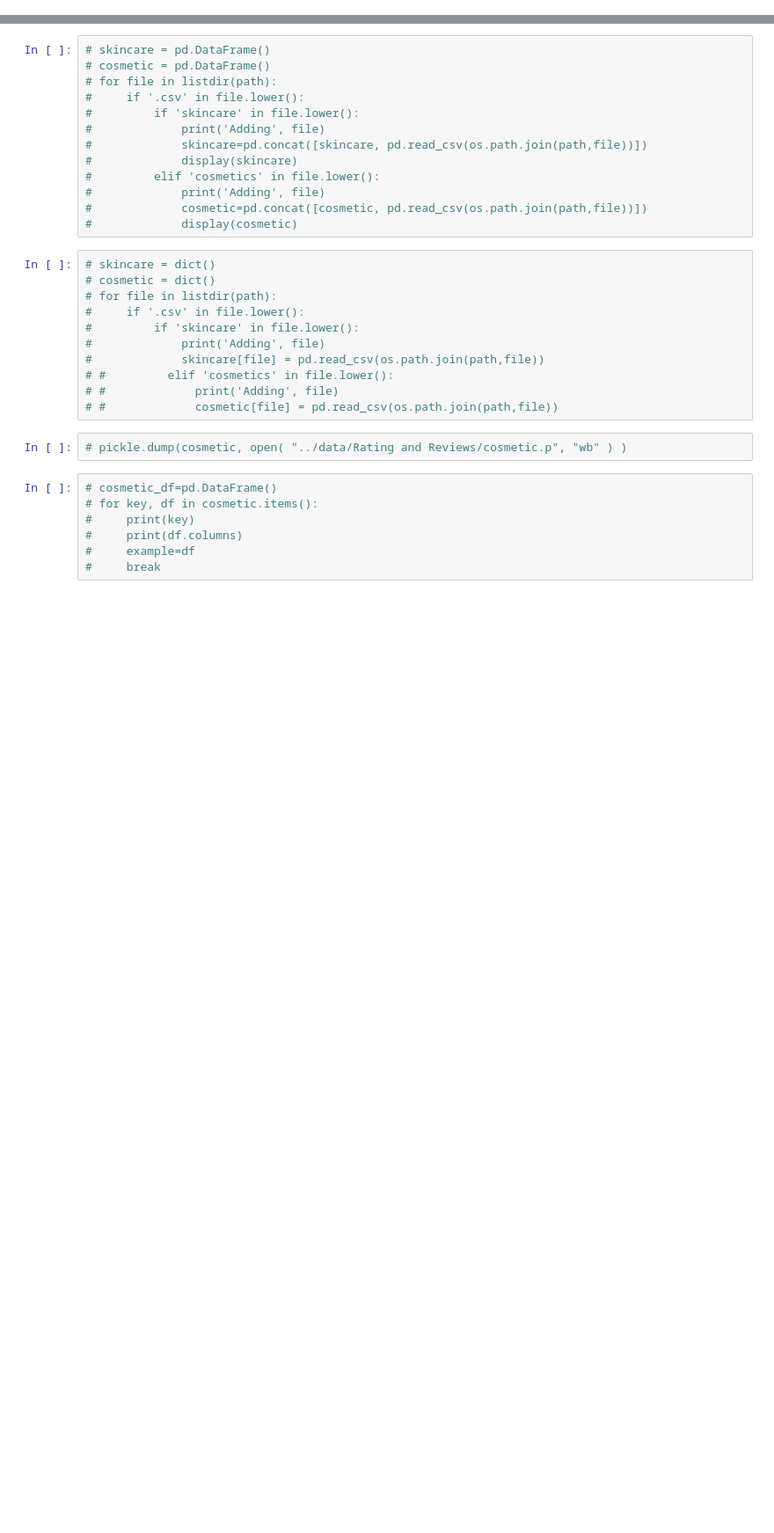
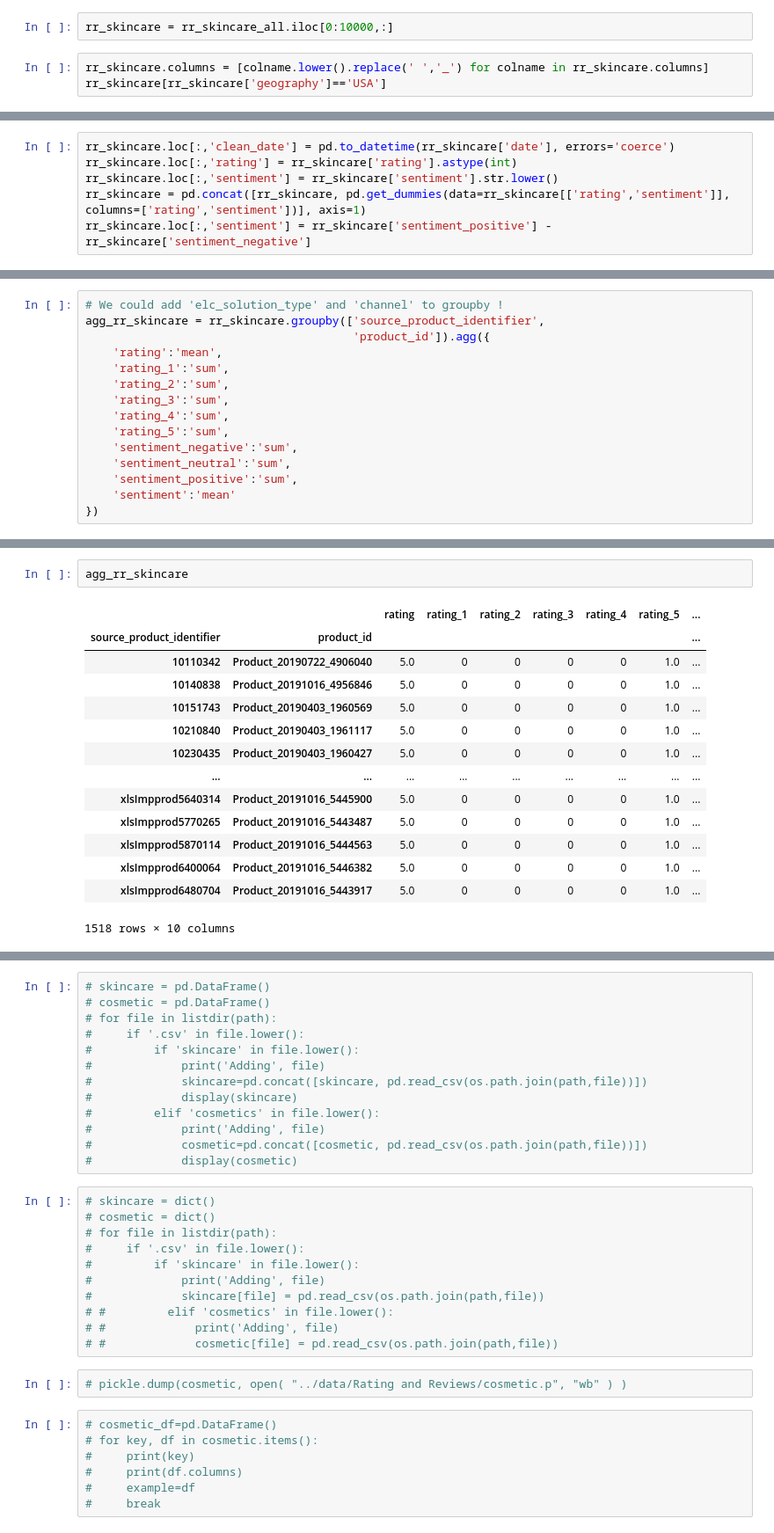
Before and after one commit to Anis-Bensaid/CapstoneProject, a Jupyter notebook: src/merging_data_sets.ipynb, the cells around one changed output, grey strips where cells are left out. Shown at 88% size. Saved outputs shown, nothing was run; the diff lists cells and outputs as text; blank space fills up the shorter version.

```diff
--- a/src/merging_data_sets.ipynb
+++ b/src/merging_data_sets.ipynb
@@ -5,0 +132,5 @@ pd.set_option('display.max_columns', None)
+# %%
+rr_skincare = rr_skincare_all.iloc[0:10000,:]
+# %%
+rr_skincare.columns = [colname.lower().replace(' ','_') for colname in rr_skincare.columns]
+rr_skincare[rr_skincare['geography']=='USA']
@@ -5,0 +151,6 @@ pd.set_option('display.max_columns', None)
+# %%
+rr_skincare.loc[:,'clean_date'] = pd.to_datetime(rr_skincare['date'], errors='coerce')
+rr_skincare.loc[:,'rating'] = rr_skincare['rating'].astype(int)
+rr_skincare.loc[:,'sentiment'] = rr_skincare['sentiment'].str.lower()
+rr_skincare = pd.concat([rr_skincare, pd.get_dummies(data=rr_skincare[['rating','sentiment']], columns=['rating','sentiment'])], axis=1)
+rr_skincare.loc[:,'sentiment'] = rr_skincare['sentiment_positive'] - rr_skincare['sentiment_negative']
@@ -5,0 +184,15 @@ pd.set_option('display.max_columns', None)
+# %%
+# We could add 'elc_solution_type' and 'channel' to groupby !
+agg_rr_skincare = rr_skincare.groupby(['source_product_identifier',
+                                       'product_id']).agg({
+    'rating':'mean',
+    'rating_1':'sum',
+    'rating_2':'sum',
+    'rating_3':'sum',
+    'rating_4':'sum',
+    'rating_5':'sum',
+    'sentiment_negative':'sum',
+    'sentiment_neutral':'sum',
+    'sentiment_positive':'sum',
+    'sentiment':'mean'
+})
@@ -5,0 +204,17 @@ pd.set_option('display.max_columns', None)
+# %%
+agg_rr_skincare
+# %% [output]
+|  |  | rating | rating_1 | rating_2 | rating_3 | rating_4 | rating_5 | ... |
+| source_product_identifier | product_id |  |  |  |  |  |  | ... |
+| 10110342 | Product_20190722_4906040 | 5.0 | 0 | 0 | 0 | 0 | 1.0 | ... |
+| 10140838 | Product_20191016_4956846 | 5.0 | 0 | 0 | 0 | 0 | 1.0 | ... |
+| 10151743 | Product_20190403_1960569 | 5.0 | 0 | 0 | 0 | 0 | 1.0 | ... |
+| 10210840 | Product_20190403_1961117 | 5.0 | 0 | 0 | 0 | 0 | 1.0 | ... |
+| 10230435 | Product_20190403_1960427 | 5.0 | 0 | 0 | 0 | 0 | 1.0 | ... |
+| ... | ... | ... | ... | ... | ... | ... | ... | ... |
+| xlsImpprod5640314 | Product_20191016_5445900 | 5.0 | 0 | 0 | 0 | 0 | 1.0 | ... |
+| xlsImpprod5770265 | Product_20191016_5443487 | 5.0 | 0 | 0 | 0 | 0 | 1.0 | ... |
+| xlsImpprod5870114 | Product_20191016_5444563 | 5.0 | 0 | 0 | 0 | 0 | 1.0 | ... |
+| xlsImpprod6400064 | Product_20191016_5446382 | 5.0 | 0 | 0 | 0 | 0 | 1.0 | ... |
+| xlsImpprod6480704 | Product_20191016_5443917 | 5.0 | 0 | 0 | 0 | 0 | 1.0 | ... |
+1518 rows × 10 columns
```
Also changed, not shown: parts of 77 cells of this notebook.
